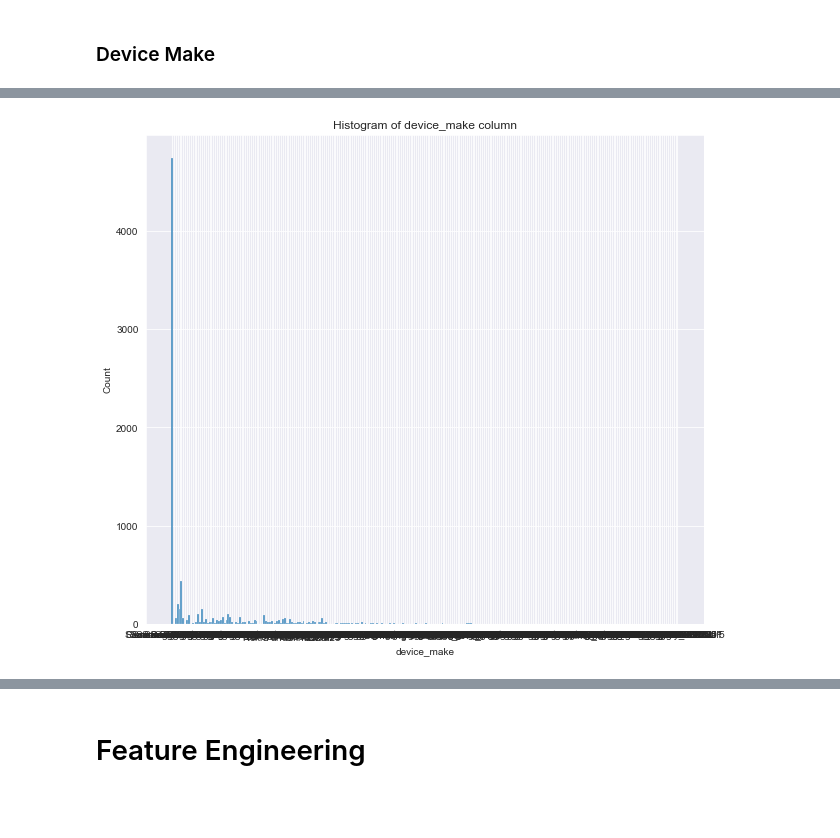
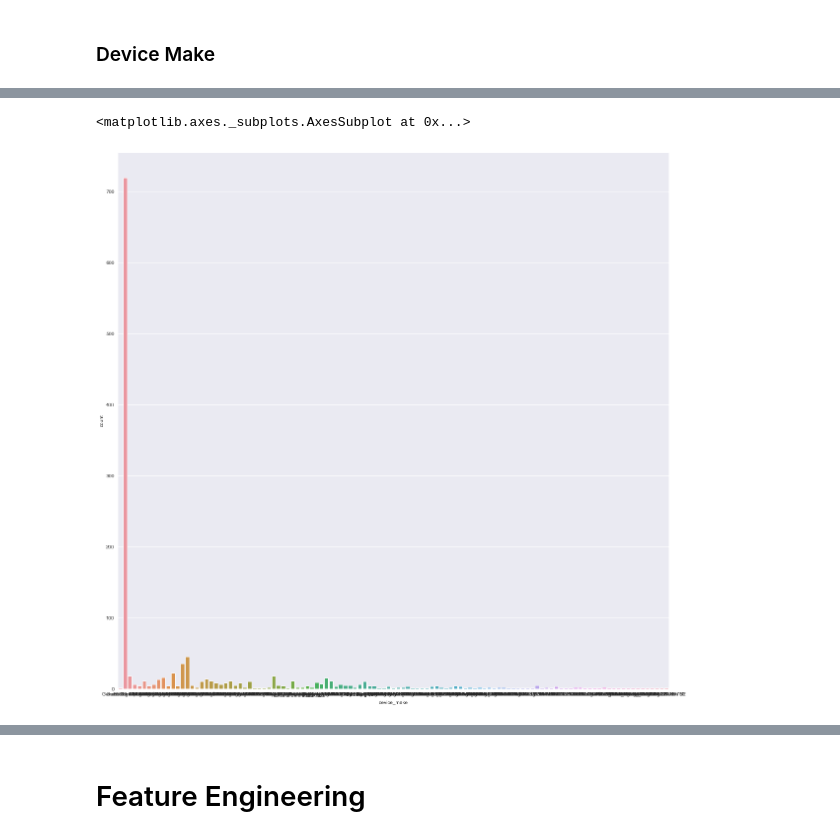
Before and after one commit to Blvisse/ABtesting, a Jupyter notebook: notebooks/ABTesting.ipynb, the cells around one changed output, grey strips where cells are left out. Drawn from its saved outputs; the diff is of its cells as text; code cells hidden in the pictures; blank space fills up the shorter version.

```diff
--- a/notebooks/ABTesting.ipynb
+++ b/notebooks/ABTesting.ipynb
@@ -136,5 +136,8 @@ Samsung SM-J710MN        1
 Name: device_make, Length: 270, dtype: int64
-# %%
-edaInstance.histVizualisation('device_make')
-# %% [output]
-[figure, removed]
+# %%
+
+plt.figure(figsize=(20,20))
+sns.countplot(data['device_make'])
+# %% [output]
+<matplotlib.axes._subplots.AxesSubplot at 0x...>
+[figure, added]
```
Also changed, not shown: parts of 14 cells of this notebook, 1 other file.
